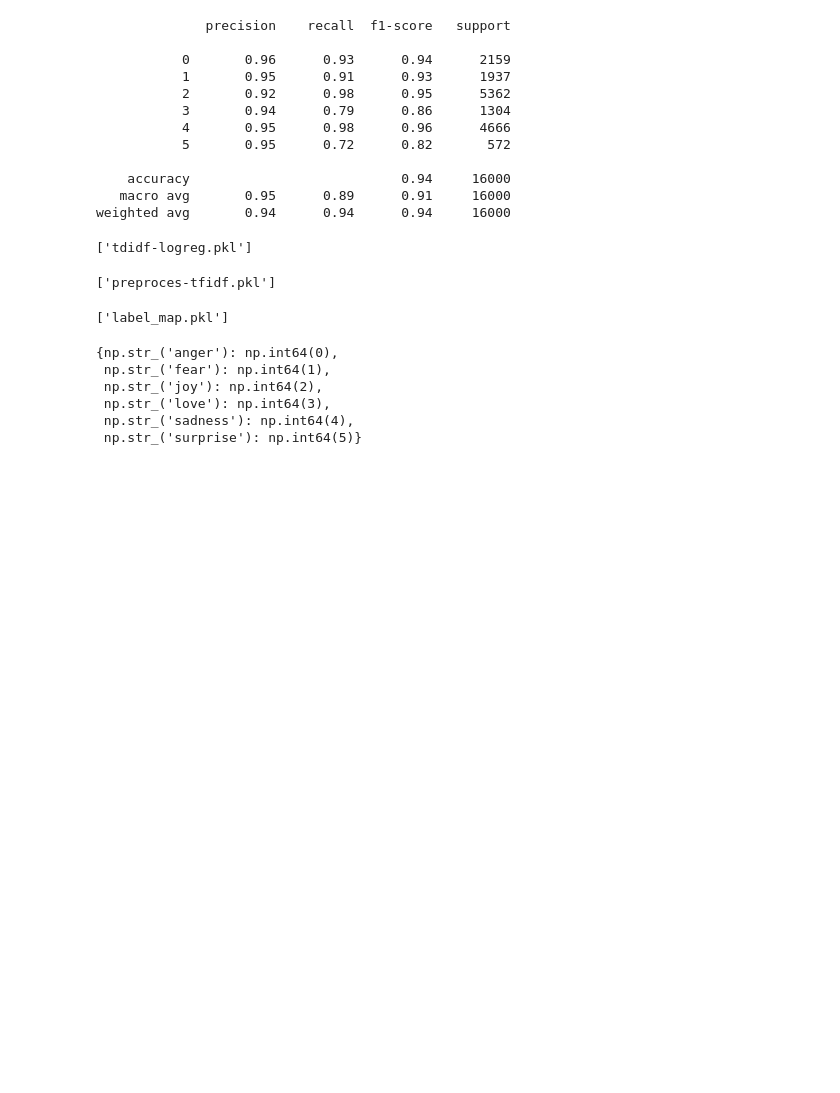
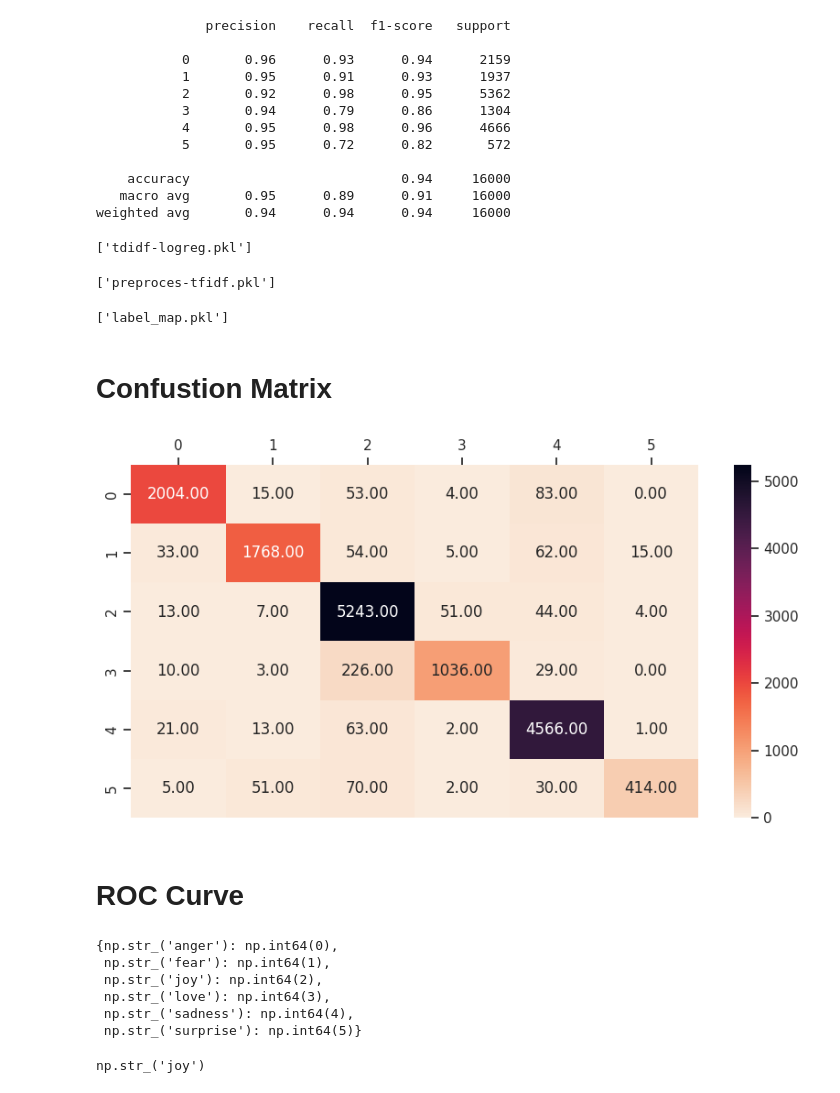
Before and after one commit to eric-castillo05/emotions-wheel-nlp, a Jupyter notebook: TF_IDF_lreg.ipynb, the cells around one changed output. Drawn from its saved outputs; the diff is of its cells as text; code cells hidden in the pictures; blank space fills up the shorter version.

Commit message:
feat: ROC Curve and Confussion Matrix

```diff
--- a/TF_IDF_lreg.ipynb
+++ b/TF_IDF_lreg.ipynb
@@ -213,12 +212,5 @@ label_map = dict(zip(le.classes_, le.transform(le.classes_)))
 joblib.dump(label_map, 'label_map.pkl')
 # %% [output]
 ['label_map.pkl']
-# %%
-(label_map)
-# %% [output]
-{np.str_('anger'): np.int64(0),
- np.str_('fear'): np.int64(1),
- np.str_('joy'): np.int64(2),
- np.str_('love'): np.int64(3),
- np.str_('sadness'): np.int64(4),
- np.str_('surprise'): np.int64(5)}
+# %% [markdown]
+# Confustion Matrix
@@ -224,0 +220,11 @@ joblib.dump(label_map, 'label_map.pkl')
+# %%
+from sklearn.metrics import confusion_matrix
+plt.figure(figsize = (10, 5))
+ax = sns.heatmap(confusion_matrix(y_test, y_pred), cmap = 'rocket_r', fmt = '.2f', annot = True)
+ax.set(xlabel = '', ylabel = '')
+ax.xaxis.tick_top()
+plt.show()
+# %% [output]
+[figure, added]
+# %% [markdown]
+# ROC Curve
@@ -224,0 +238,13 @@ joblib.dump(label_map, 'label_map.pkl')
+# %%
+label_map
+# %% [output]
+{np.str_('anger'): np.int64(0),
+ np.str_('fear'): np.int64(1),
+ np.str_('joy'): np.int64(2),
+ np.str_('love'): np.int64(3),
+ np.str_('sadness'): np.int64(4),
+ np.str_('surprise'): np.int64(5)}
+# %%
+list(label_map.keys())[2]
+# %% [output]
+np.str_('joy')
```
Also changed, not shown: parts of 8 cells of this notebook.
